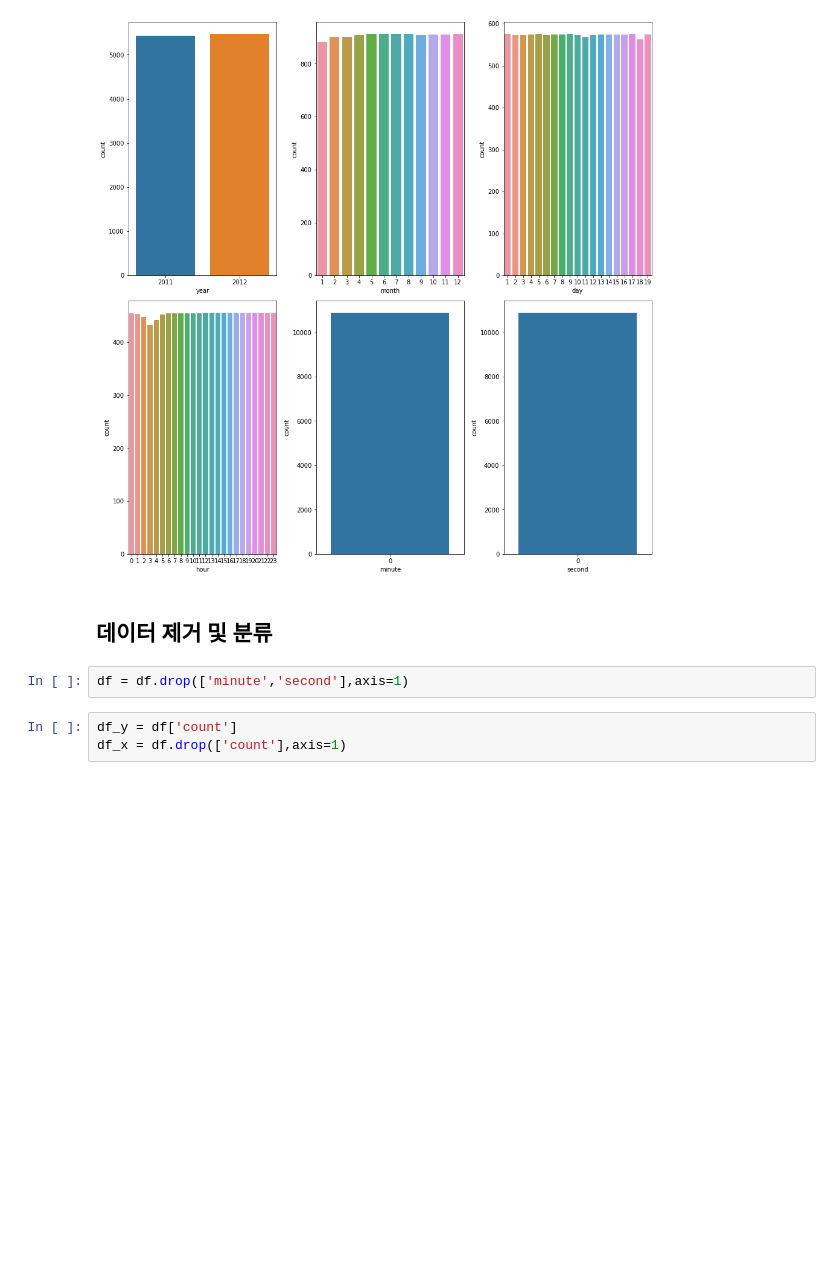
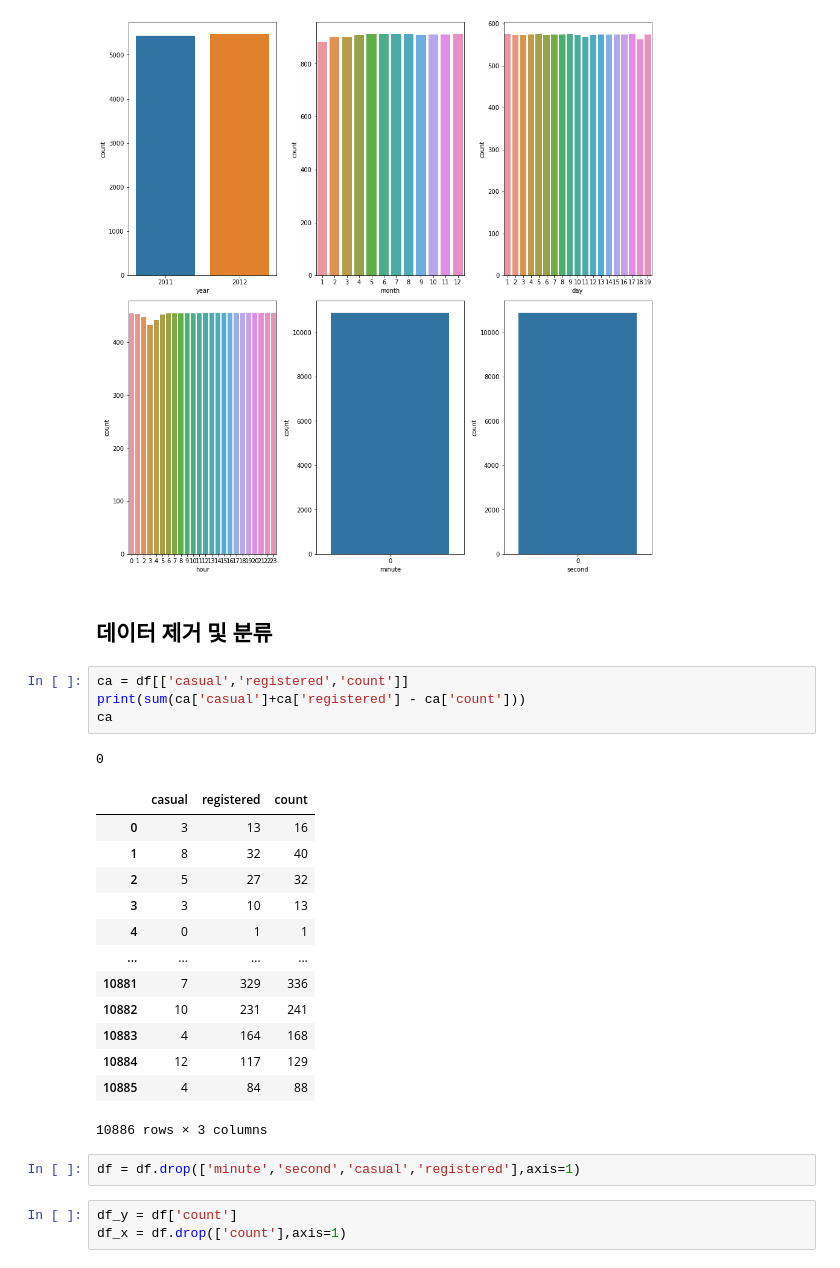
Before and after one commit to Songminkee/EXPLORATION, a Jupyter notebook: EX5/5. 날씨 좋은 월요일 오후 세 시, 자전거 타는 사람은 몇 명?.ipynb, the cells around one changed output. Cells and saved outputs as stored; diff of their text form; blank space fills up the shorter version.

```diff
--- a/EX5/5. 날씨 좋은 월요일 오후 세 시, 자전거 타는 사람은 몇 명?.ipynb
+++ b/EX5/5. 날씨 좋은 월요일 오후 세 시, 자전거 타는 사람은 몇 명?.ipynb
@@ -213,8 +213,27 @@ plt.show()
 [figure]
 # %% [markdown]
 ## 데이터 제거 및 분류
+# %%
+ca = df[['casual','registered','count']]
+print(sum(ca['casual']+ca['registered'] - ca['count']))
+ca
+# %% [output]
+0
+|  | casual | registered | count |
+| 0 | 3 | 13 | 16 |
+| 1 | 8 | 32 | 40 |
+| 2 | 5 | 27 | 32 |
+| 3 | 3 | 10 | 13 |
+| 4 | 0 | 1 | 1 |
+| ... | ... | ... | ... |
+| 10881 | 7 | 329 | 336 |
+| 10882 | 10 | 231 | 241 |
+| 10883 | 4 | 164 | 168 |
+| 10884 | 12 | 117 | 129 |
+| 10885 | 4 | 84 | 88 |
+10886 rows × 3 columns
 # %%
-df = df.drop(['minute','second'],axis=1)
+df = df.drop(['minute','second','casual','registered'],axis=1)
 # %%
 df_y = df['count']
 df_x = df.drop(['count'],axis=1)
```
Also changed, not shown: parts of 9 cells of this notebook.
